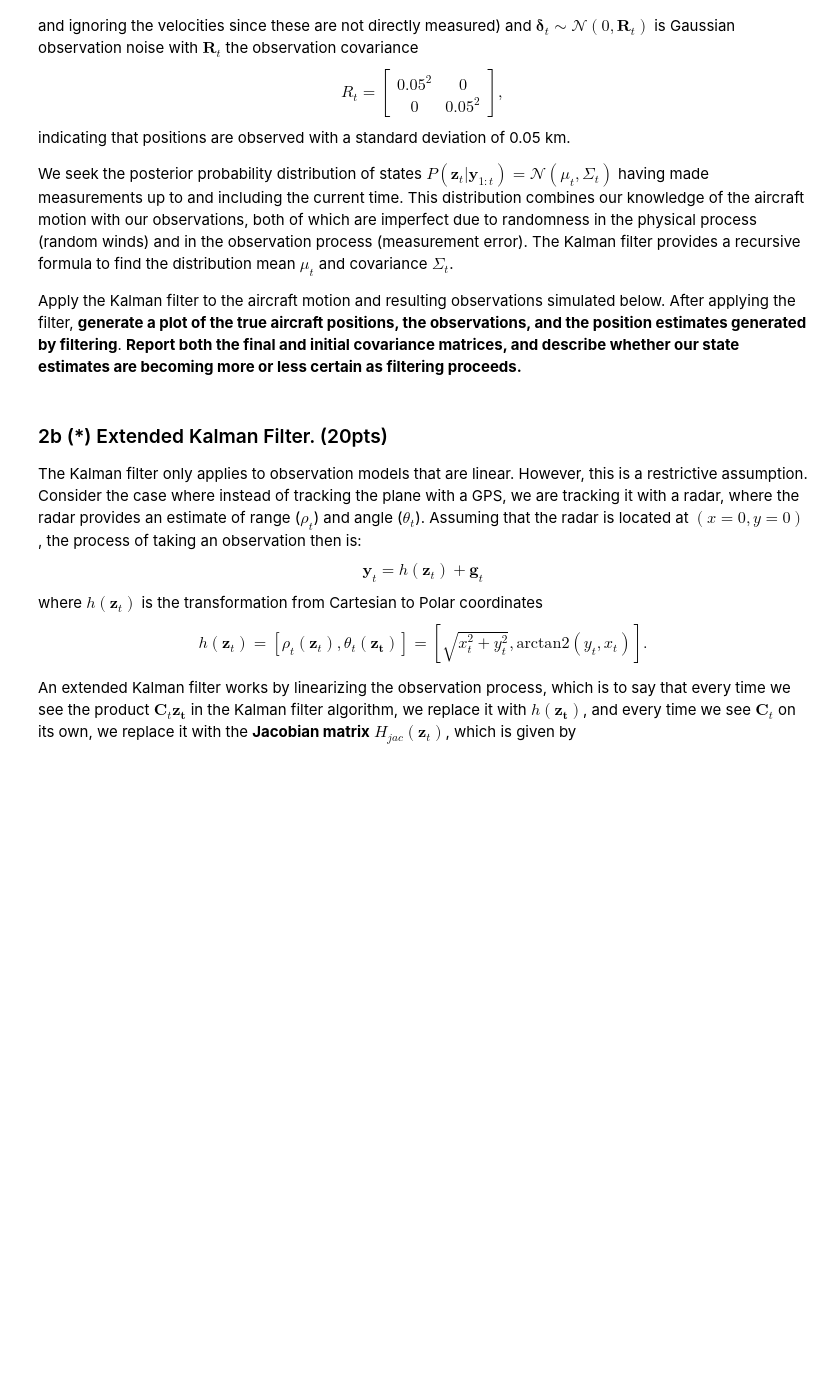
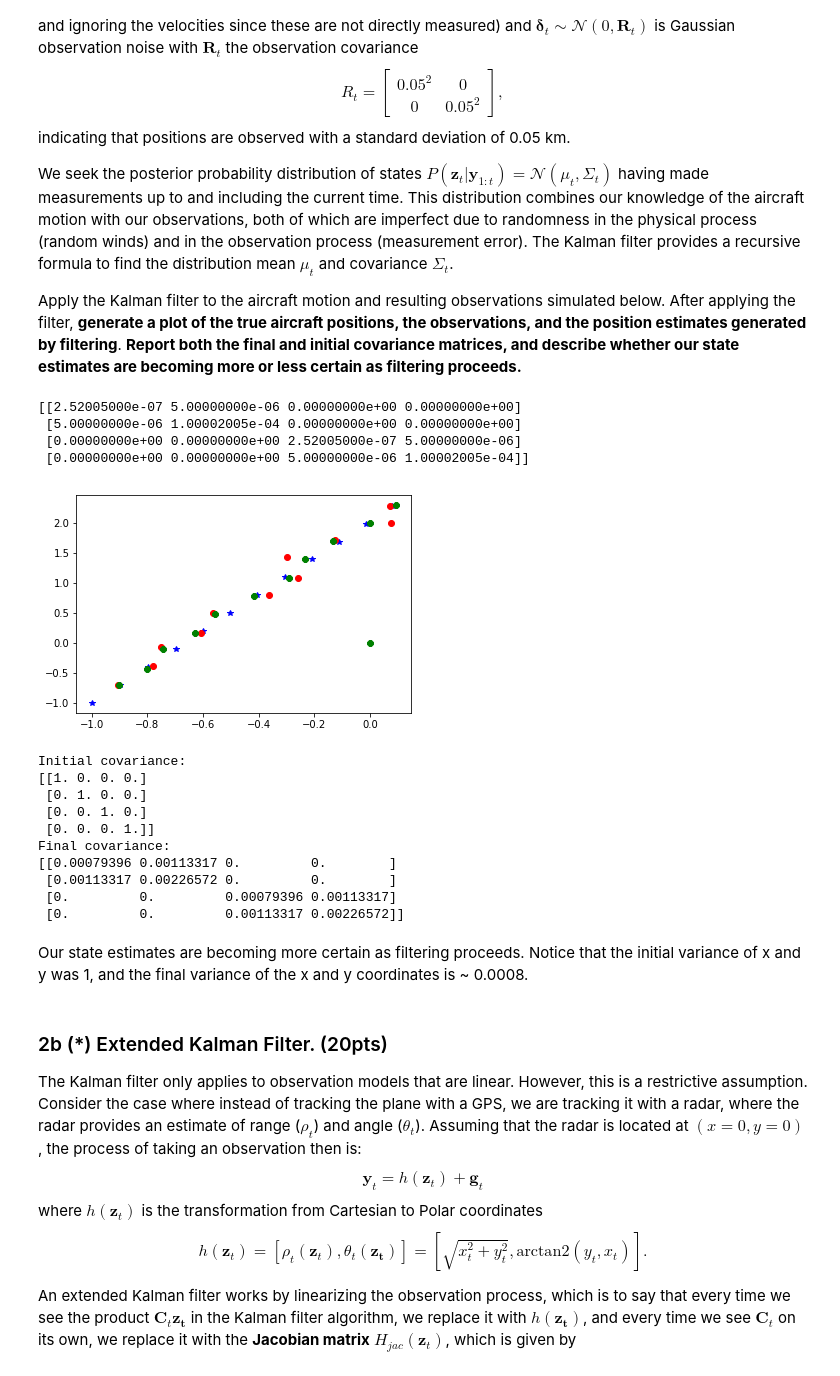
Before and after one commit to erikbUMT/Homework_3, a Jupyter notebook: Homework_3.ipynb, the cells around one changed output. Drawn from its saved outputs; the diff is of its cells as text; code cells hidden in the pictures; blank space fills up the shorter version.

```diff
--- a/Homework_3.ipynb
+++ b/Homework_3.ipynb
@@ -204,7 +204,7 @@ A = np.array([[1.0,dt,0.0,0.0],
               [0.0,1.0,0.0,0],
               [0.0,0.0,1.0,dt],
               [0.0,0.0,0,1.0]])
-
+A_t = np.transpose(A)
 # Process noise covariance
 Q = a**2*np.array([[1/4.*dt**4,1/2.*dt**3,         0,         0],
                    [1/2.*dt**3,     dt**2,         0,         0],
@@ -216,7 +216,7 @@ Q += 1e-5*np.sum(np.diag(Q))*np.eye(4)
 # Observation matrix
 C = np.array([[1,0,0,0],
               [0,0,1,0]])
-
+C_t = np.transpose(C)
 # Observation covariance
 R = np.array([[0.05**2,0],
               [0,0.05**2]])
@@ -233,7 +233,7 @@ R_cholesky = np.linalg.cholesky(R)
 ### The true state of the aircraft
 ### You do not have access to this information!
 ###
-Z_true = [np.array([-1,0.1,-1,0.1])]
+Z_true = [np.array([-1,1,-1,3])]
 ###
 ###
 ###
@@ -242,7 +242,7 @@ Z_true = [np.array([-1,0.1,-1,0.1])]
 mu_initial = np.array([0,0,0,0])
 
 # Covariance matrix for this initial guess of position and velocity
-Sigma_initial = np.eye(4)*np.diag(np.array([1,1,1,1])) #why?? np.eye(4) = np.diag(np.array([1,1,1,1])) = np.eye(4)**2 = np.eye(4)
+Sigma_initial = np.eye(4) # *np.diag(np.array([1,1,1,1])), np.eye(4) = np.eye(4)*np.diag(np.array([1,1,1,1]))
 
 # Lists for holding estimated states
 mu = [mu_initial]
@@ -251,44 +251,84 @@ Y = []
 
 
 t=0
-t_end = 1.0
+t_end = 1
 while t<t_end:
 
     ### Simulate the motion of the aircraft
     ### You do not have access to this information!
     ### Don't change!
     Z_0 = Z_true[-1]
     Z_1 = np.dot(A,Z_0) + np.dot(Q_cholesky,np.random.randn(4))  # Move the plane forward in time
     Z_true.append(Z_1)
     Y_1 = np.dot(C,Z_1) + np.dot(R_cholesky,np.random.randn(2))  # Take a noisy measurement
     Y.append(Y_1)
     ###
     ###
     ###
 
     mu_previous = mu[-1] # Best state mean estimate from last time step
     Sigma_previous = Sigma[-1] # state covariance from last time step
     Y_current = Y[-1]  # Current observation
 
     # Prediction step
     #! Write code to predict
-    mu_prior = None #! a) where the airplane will be according to the motion model
-    Sigma_prior = None #! b) b) the covariance of that estimate
+    mu_prior = np.matmul(A,mu_previous) #! a) where the airplane will be according to the motion model
+    Sigma_prior = np.matmul(np.matmul(A,Sigma_previous), A_t) #! b) b) the covariance of that estimate
 
     # Update step
     #! Implement the formulae for the update step of the Kalman filter
     #!
     #!
     #!
-    mu_post = None #! The posterior state mean estimate
-    Sigma_post = None #! The posterior covariance estimate
+    innovation = Y_current - np.matmul(C,mu_prior)
+    innovationCovariance = R + np.matmul(C,np.matmul(Sigma_prior, C_t))
+    kalmanGain = np.matmul(Sigma_prior,np.matmul(C_t,np.linalg.pinv(innovationCovariance)))
+    mu_post = mu_prior + np.matmul(kalmanGain, innovation) #! The posterior state mean estimate
+    Sigma_post = Sigma_prior - np.matmul(np.matmul(kalmanGain,C), Sigma_prior) #! The posterior covariance estimate
 
     mu.append(mu_post)
     Sigma.append(Sigma_post)
 
     t+=dt
+#! Plotting goes here.
+#plt.plot(mu, "g-")
+def GetPositions(a, xIndex, yIndex):
+    x = []
+    y = []
+    for val in a:
+        x.append(val[xIndex])
+        y.append(val[yIndex])
+    return [x,y]
+TruePositions = GetPositions(Z_true,0,2)
+MeasuredPositions = GetPositions(Y,0,1)
 
-#! Plotting goes here.
+EstimatedPositions = GetPositions(mu,0,2)
+plt.plot(TruePositions[0],TruePositions[1], c = 'b', marker = '*', ls = 'none')
+plt.plot(MeasuredPositions[0],MeasuredPositions[1], c = 'r', marker = 'o', ls = 'none')
+plt.plot(EstimatedPositions[0], EstimatedPositions[1], c = 'g', marker = '8', ls = 'none')
+plt.show()
+print("Initial covariance:")
+print(Sigma[0])
+print("Final covariance:")
+print(Sigma[-1])
+# %% [output]
+[[2.52005000e-07 5.00000000e-06 0.00000000e+00 0.00000000e+00]
+ [5.00000000e-06 1.00002005e-04 0.00000000e+00 0.00000000e+00]
+ [0.00000000e+00 0.00000000e+00 2.52005000e-07 5.00000000e-06]
+ [0.00000000e+00 0.00000000e+00 5.00000000e-06 1.00002005e-04]]
+[figure, added]
+Initial covariance:
+[[1. 0. 0. 0.]
+ [0. 1. 0. 0.]
+ [0. 0. 1. 0.]
+ [0. 0. 0. 1.]]
+Final covariance:
+[[0.00079396 0.00113317 0.         0.        ]
+ [0.00113317 0.00226572 0.         0.        ]
+ [0.         0.         0.00079396 0.00113317]
+ [0.         0.         0.00113317 0.00226572]]
+# %% [markdown]
+Our state estimates are becoming more certain as filtering proceeds. Notice that the initial variance of x and y was 1, and the final variance of the x and y coordinates is ~ 0.0008.
 # %% [markdown]
 ### 2b (\*) Extended Kalman Filter. (20pts)
 The Kalman filter only applies to observation models that are linear.  However, this is a restrictive assumption.  Consider the case where instead of tracking the plane with a GPS, we are tracking it with a radar, where the radar provides an estimate of range ($\rho_t$) and angle ($\theta_t$).  Assuming that the radar is located at $(x=0,y=0)$, the process of taking an observation then is:
```
Also changed, not shown: parts of 4 cells of this notebook.
